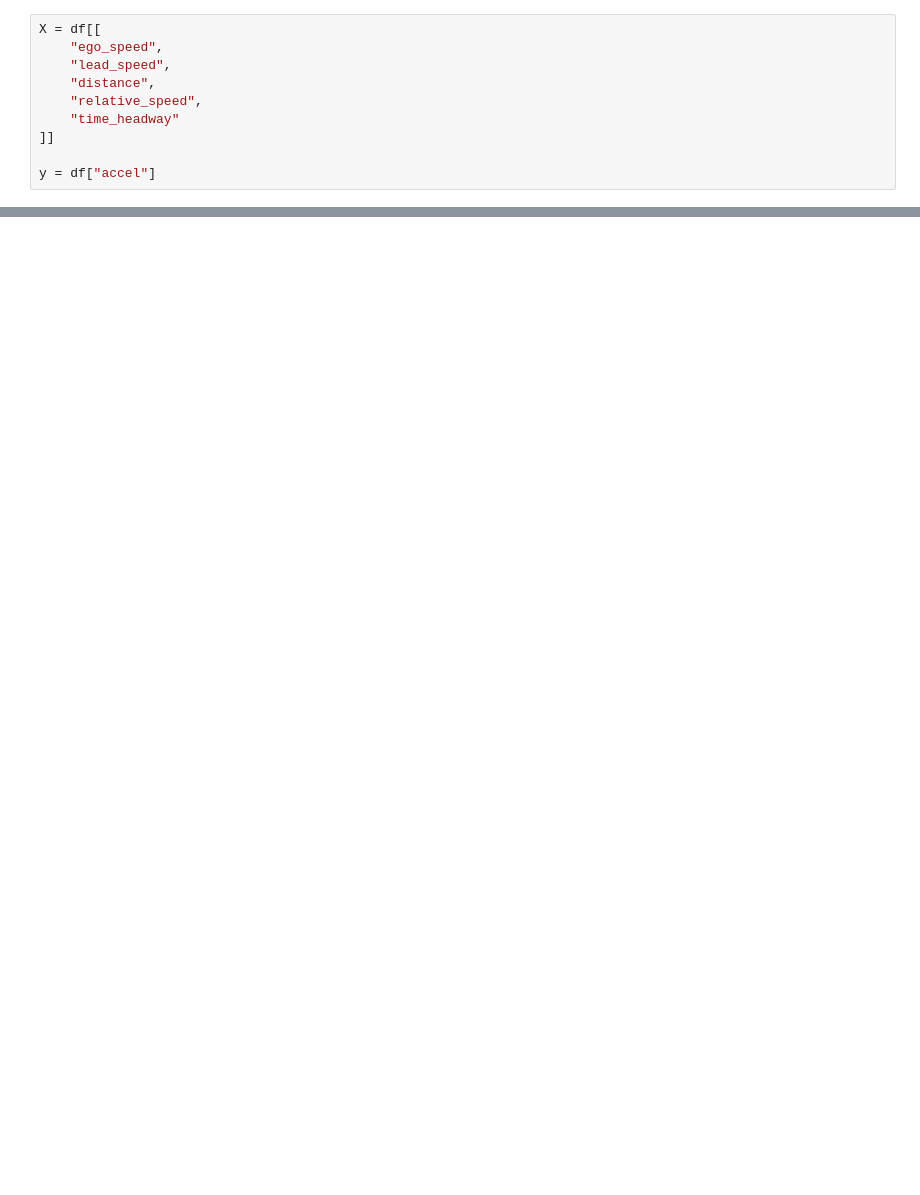
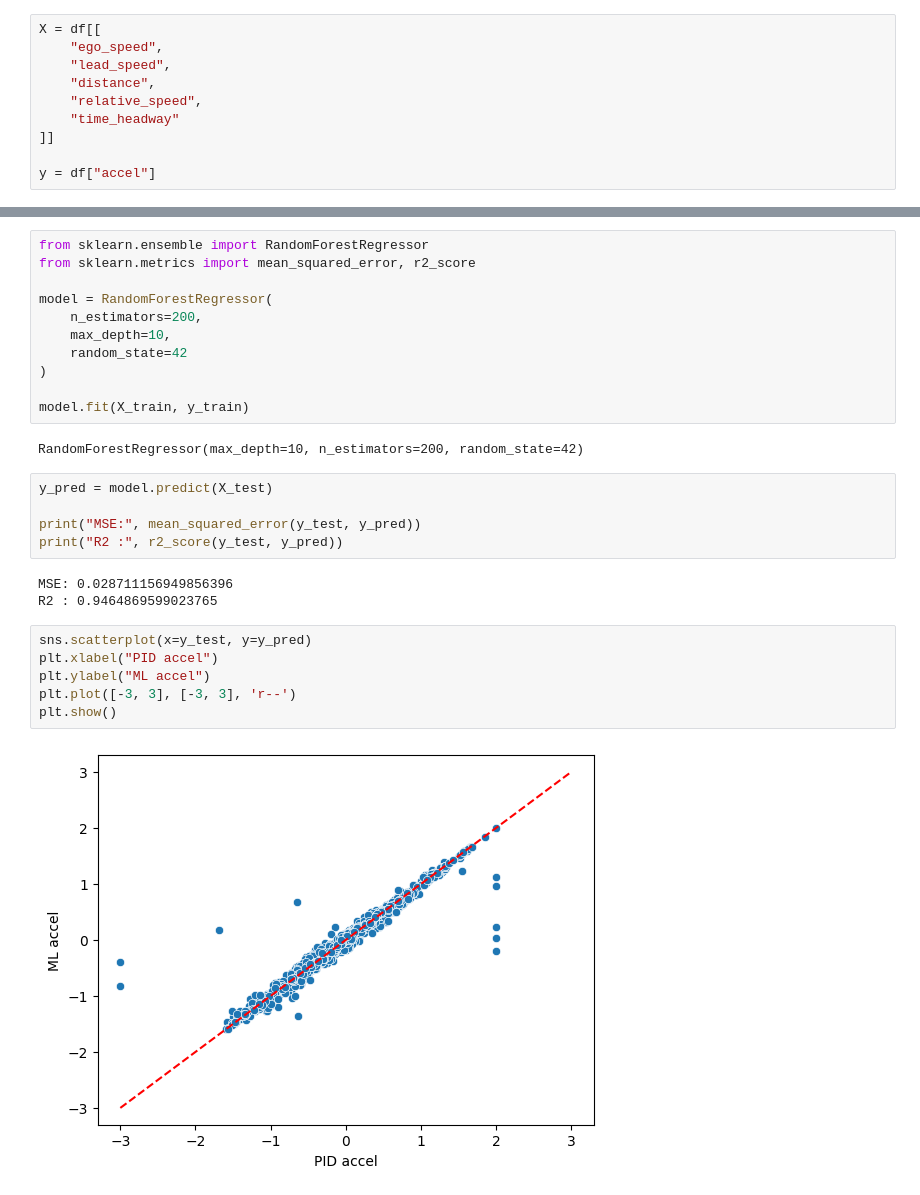
Before and after one commit to Hyunwook-Jeon/acc_sim, a Jupyter notebook: notebooks/eda.ipynb, the cells around one changed output, grey strips where cells are left out. Cells and saved outputs as stored; diff of their text form; blank space fills up the shorter version.

```diff
--- a/notebooks/eda.ipynb
+++ b/notebooks/eda.ipynb
@@ -72,0 +71,29 @@ ModuleNotFoundError: No module named 'sklearn'
+# %%
+from sklearn.ensemble import RandomForestRegressor
+from sklearn.metrics import mean_squared_error, r2_score
+
+model = RandomForestRegressor(
+    n_estimators=200,
+    max_depth=10,
+    random_state=42
+)
+
+model.fit(X_train, y_train)
+# %% [output]
+RandomForestRegressor(max_depth=10, n_estimators=200, random_state=42)
+# %%
+y_pred = model.predict(X_test)
+
+print("MSE:", mean_squared_error(y_test, y_pred))
+print("R2 :", r2_score(y_test, y_pred))
+# %% [output]
+MSE: 0.028711156949856396
+R2 : 0.9464869599023765
+# %%
+sns.scatterplot(x=y_test, y=y_pred)
+plt.xlabel("PID accel")
+plt.ylabel("ML accel")
+plt.plot([-3, 3], [-3, 3], 'r--')
+plt.show()
+# %% [output]
+[figure, added]
```
Also changed, not shown: parts of 5 cells of this notebook, 4 other files.
